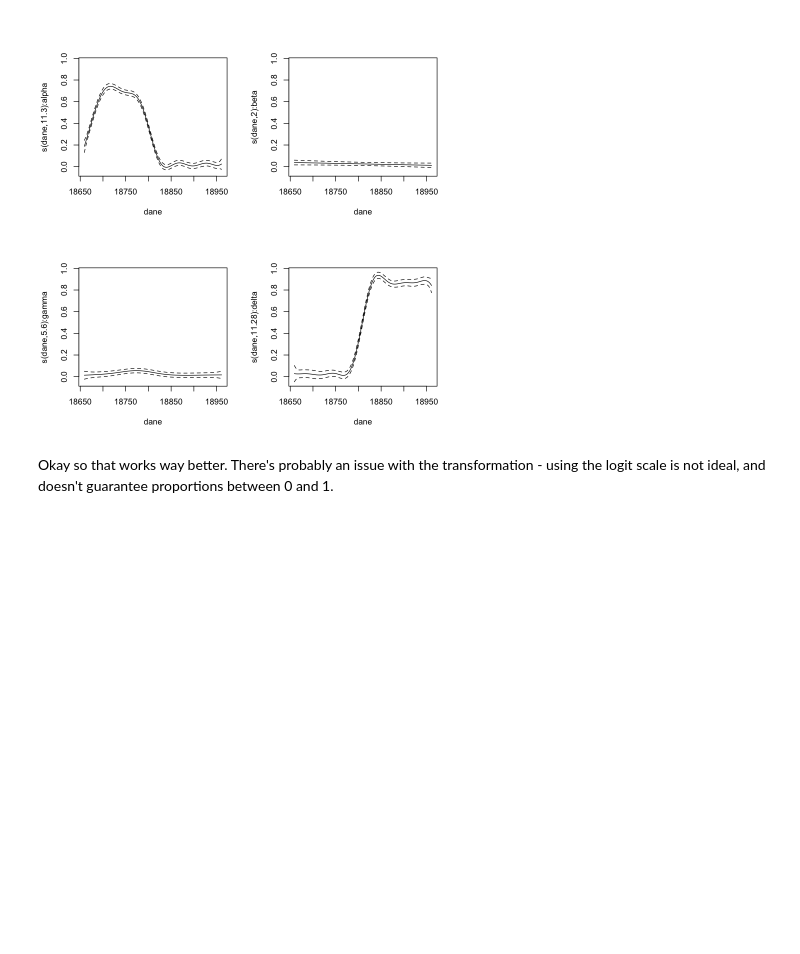
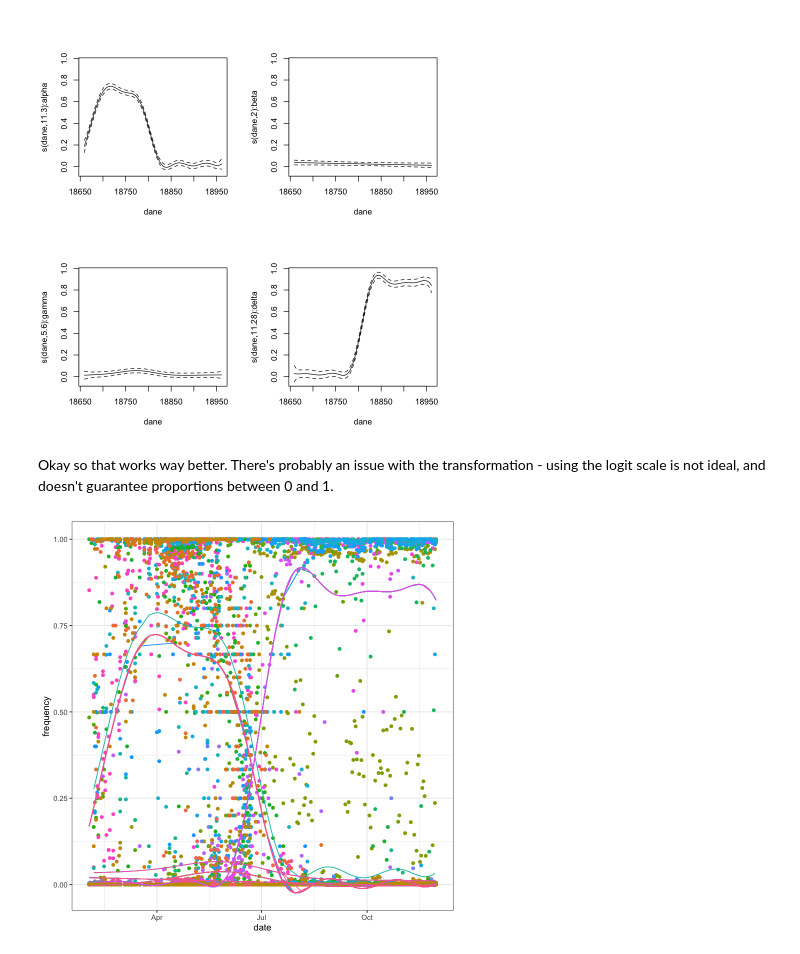
Before and after one commit to DASL-Lab/lineage-proportion-estimators, a Jupyter notebook: notebooks/varying-coefficient-model.ipynb, the cells around one changed output. Drawn from its saved outputs; the diff is of its cells as text; code cells hidden in the pictures; blank space fills up the shorter version.

Commit message:
Add predictions

```diff
--- a/notebooks/varying-coefficient-model.ipynb
+++ b/notebooks/varying-coefficient-model.ipynb
@@ -186,3 +186,12 @@ plot(mygaml, pages = 1)
 [figure]
 # %% [markdown]
 Okay so that works way better. There's probably an issue with the transformation - using the logit scale is not ideal, and doesn't guarantee proportions between 0 and 1.
+# %%
+j2$predsl <- predict(mygaml, type = "response")
+
+ggplot(j2) +
+    geom_point(aes(x = date, y = frequency, colour = mutation)) +
+    geom_line(aes(x = date, y = predsl, colour = mutation)) +
+    theme(legend.position = "none")
+# %% [output]
+[figure, added]
```
